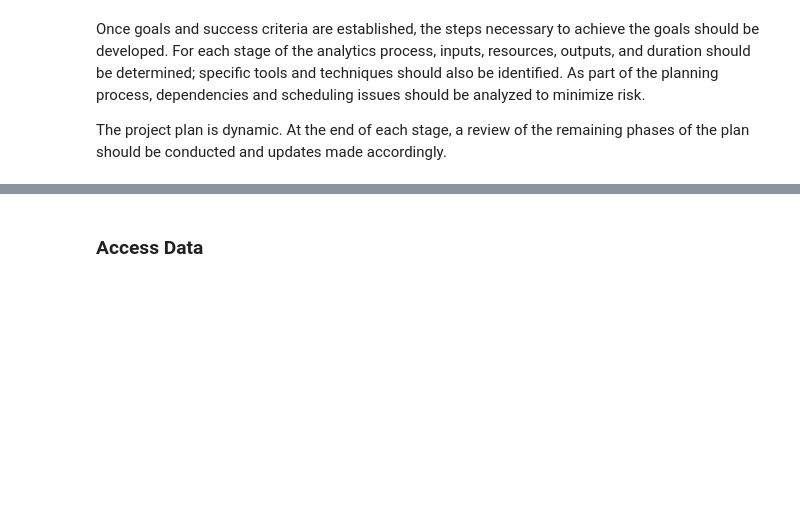
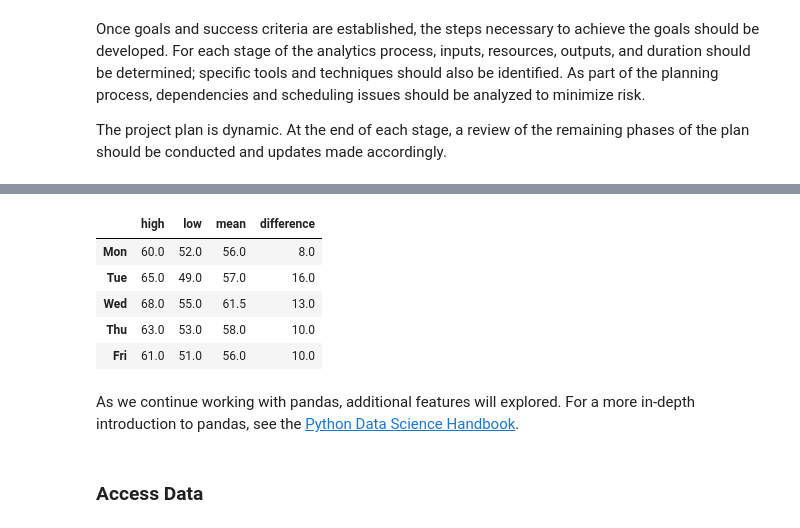
Before and after one commit to zarthur/CSCC-Analytics, a Jupyter notebook: 01-Requirements-Data-Identification.ipynb, the cells around one changed output, grey strips where cells are left out. Saved outputs shown, nothing was run; the diff lists cells and outputs as text; code cells hidden in the pictures; blank space fills up the shorter version.

```diff
--- a/01-Requirements-Data-Identification.ipynb
+++ b/01-Requirements-Data-Identification.ipynb
@@ -297,0 +215,5 @@ forecast[forecast.low >= 52]
+# %%
+# two Series
+low_temps = pd.Series({"Mon": 52, "Tue": 49, "Wed": 55, "Thu": 53, "Fri": 51})
+high_temps = pd.Series({"Mon": 60, "Tue": 65, "Wed": 68, "Thu": 63, "Fri": 61})
+display(low_temps, high_temps)
@@ -297,0 +440,5 @@ forecast[forecast.low >= 52]
+# %%
+# display index and row data for each row
+for index, row in forecast.iterrows():
+    print("Index:", index)
+    print("Row:", row)
@@ -298,3 +463,20 @@ forecast[forecast.low >= 52]
+# %%
+# calculate difference using a for loop
+forecast['difference'] = 0  # create new column with all zeros
+for index, row in forecast.iterrows():
+    row['difference'] = row['high'] - row['low']
+    forecast.loc[index] = row  # iterrows creates a copy, we need to explicitly update the dataframe
+
+forecast
+# %% [output]
+|  | high | low | mean | difference |
+| Mon | 60.0 | 52.0 | 56.0 | 8.0 |
+| Tue | 65.0 | 49.0 | 57.0 | 16.0 |
+| Wed | 68.0 | 55.0 | 61.5 | 13.0 |
+| Thu | 63.0 | 53.0 | 58.0 | 10.0 |
+| Fri | 61.0 | 51.0 | 56.0 | 10.0 |
+# %% [markdown]
+As we continue working with pandas, additional features will explored. For a more in-depth introduction to pandas, see the [Python Data Science Handbook](https://jakevdp.github.io/PythonDataScienceHandbook/).
 # %% [markdown]
 ### Access Data
 # %% [markdown]
```
Also changed, not shown: parts of 109 cells of this notebook.
